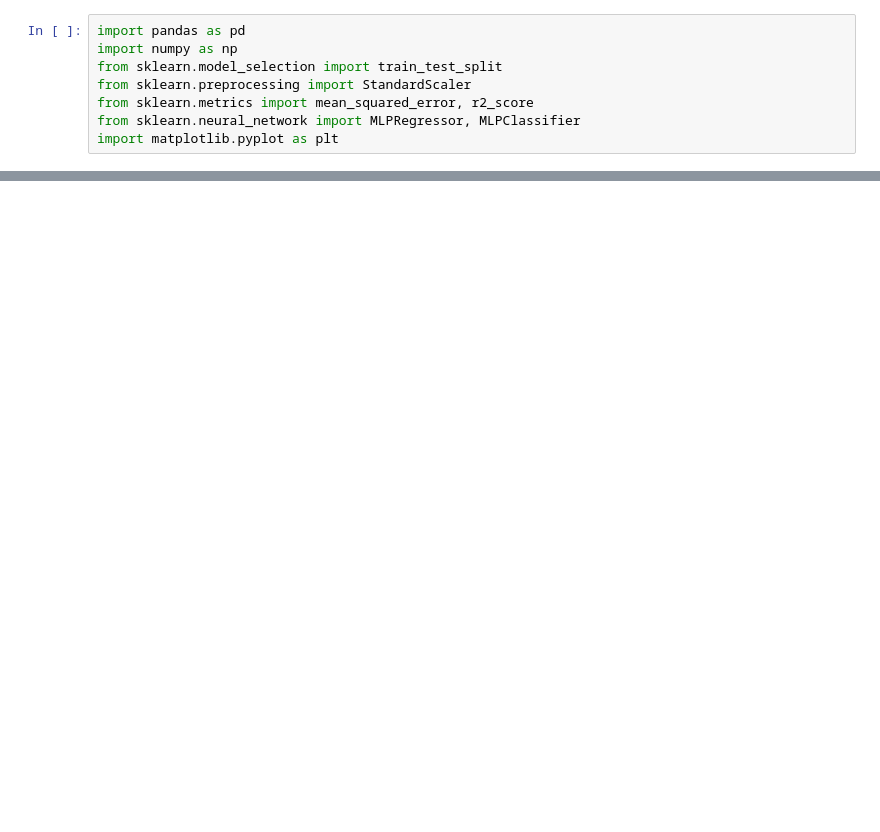
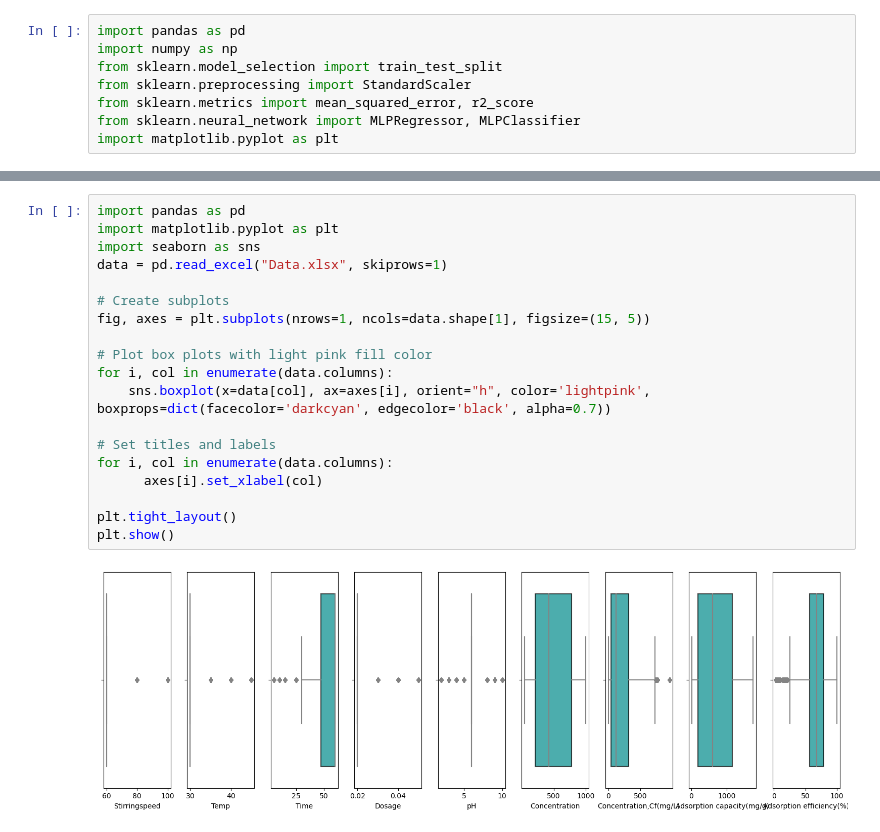
Before and after one commit to MominaAnees/sharing_github, a Jupyter notebook: ANN model of MR dye.ipynb, the cells around one changed output, grey strips where cells are left out. Saved outputs shown, nothing was run; the diff lists cells and outputs as text; blank space fills up the shorter version.

```diff
--- a/ANN model of MR dye.ipynb
+++ b/ANN model of MR dye.ipynb
@@ -9 +42,22 @@ import matplotlib.pyplot as plt
+# %%
+import pandas as pd
+import matplotlib.pyplot as plt
+import seaborn as sns
+data = pd.read_excel("Data.xlsx", skiprows=1)
+
+# Create subplots
+fig, axes = plt.subplots(nrows=1, ncols=data.shape[1], figsize=(15, 5))
+
+# Plot box plots with light pink fill color
+for i, col in enumerate(data.columns):
+    sns.boxplot(x=data[col], ax=axes[i], orient="h", color='lightpink', boxprops=dict(facecolor='darkcyan', edgecolor='black', alpha=0.7))
+
+# Set titles and labels
+for i, col in enumerate(data.columns):
+      axes[i].set_xlabel(col)
+
+plt.tight_layout()
+plt.show()
+# %% [output]
+[figure, added]
 # %%
```
Also changed, not shown: parts of 12 cells of this notebook.
